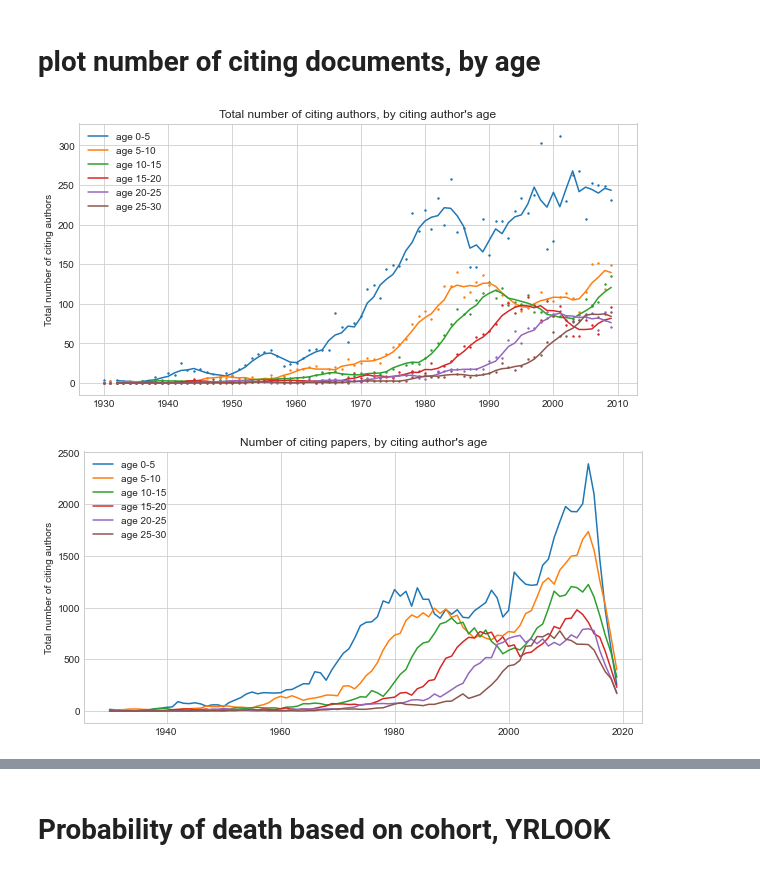
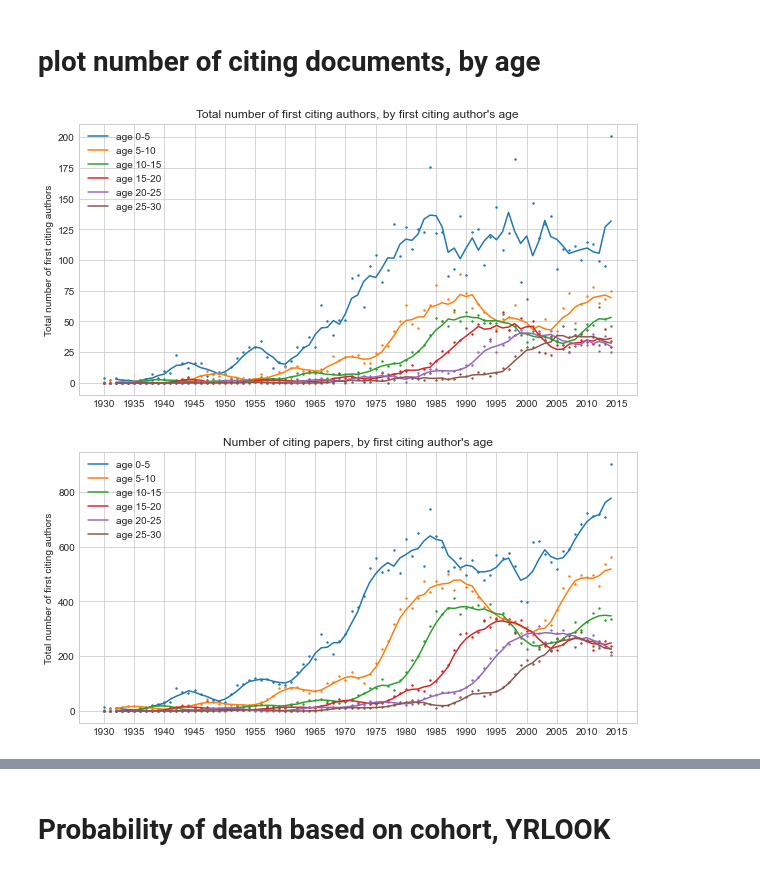
Before and after one commit to amcgail/knowknow, a Jupyter notebook: knowknow/analyses/demographics.ipynb, the cells around one changed output, grey strips where cells are left out. Drawn from its saved outputs; the diff is of its cells as text; code cells hidden in the pictures.

```diff
--- a/knowknow/analyses/demographics.ipynb
+++ b/knowknow/analyses/demographics.ipynb
@@ -50,6 +50,16 @@ elif setting_no == 3:
     print_names = 'citing authors'
     print_birth = 'First citation'
     YMIN,YMAX = 1950, 2010
+
+elif setting_no == 4:
+    definitions_of_death = ['death_0','death_1','death_2','death_3','death_5']
+    database_name = 'sociology-wos'
+    dtype = 'ffa'
+    birth_key = 'first'
+    print_name = 'first citing author'
+    print_names = 'first citing authors'
+    print_birth = 'First citation'
+    YMIN,YMAX = 1950, 2010
 # %% [markdown]
 # Loading the data
 # %%
@@ -215,9 +239,9 @@ for c_plot in [1965, 1980]:
             #print('yrlook',YRLOOK)
             cited_now = Counter()
 
-            total_alive_now = len([ 1 for x in ysum.values() if (cohort <= x['first'] <= cohort+5) and (x['death_1'] is None or x['death_1']-x['first'] >= YRLOOK-cohort) ])
-            total_died_now = len([ 1 for x in ysum.values() if (cohort <= x['first'] <= cohort+5) and (x['death_1'] is not None and YRLOOK+5-cohort > x['death_1']-x['first'] >= YRLOOK-cohort) ])
-            prop = total_died_now / total_alive_now
+            total_alive_now = len([ 1 for x in ysum.values() if (cohort <= x['first'] < cohort+5) and (x['death_1'] is None or x['death_1']-x['first'] >= YRLOOK-cohort) ])
+            total_died_5yr = len([ 1 for x in ysum.values() if (cohort <= x['first'] < cohort+5) and (x['death_1'] is not None and YRLOOK+5-cohort > x['death_1']-x['first'] >= YRLOOK-cohort) ])
+            prop = total_died_5yr / total_alive_now
             mytrend.append(prop)
         mytrend += [np.nan]*i
 
@@ -264,7 +288,7 @@ from knowknow import save_table_html
 # %%
 ranges = [(0,5), (5, 10), (10, 15), (15, 20), (20, 25), (25, 30)]
 # %%
-YRLOOKS = range(1930, 2010, 1)
+YRLOOKS = range(1930, 2015, 1)
 
 plt.figure(figsize=(10,5))
 ax = plt.gca()
@@ -307,37 +331,56 @@ for lablab,yvals in yvals_arr:
 plt.legend()
 plt.ylabel("Total number of %s" % print_names);
 plt.title("Total number of %s, by %s's age" % (print_names, print_name));
+plt.xticks(range(1930,2020,5))
 
 save_figure("Distinct, by year and %s age (%s)" % (print_name, database_name))
 # %% [output]
-[figure, old version]
+[figure, new version]
 # %%
-YRLOOKS = range(1930, 2020, 1)
+YRLOOKS = range(1930, 2015, 1)
+
 
 plt.figure(figsize=(10,5))
+ax = plt.gca()
+
+yvals_arr = []
+
+plt.gca().set_prop_cycle(None)
+
+
 for i,r in enumerate(ranges): # r is an age range, e.g. 10-15, or 35+
     lablab = "age %s-%s" % r
     #if i+1==len(ranges):
     #    lablab = "age %s+" % r[0]
+    yvals = [
+        sum(
+            count
+            for cross, count in docs[comb(dtype, 'fy')].items()
+            if y <= cross.fy <= y+5 and
+                getattr(cross,dtype) in ysum and
+                r[0] <= y - ysum[ getattr(cross,dtype) ]['first'] < r[1]
+        )
+        for y in YRLOOKS
+    ]
 
+    plt.scatter(
+        YRLOOKS,
+        yvals,
+        s=2)
+
+    yvals_arr.append((lablab,yvals))
+
+for lablab,yvals in yvals_arr:
     plt.plot(
-        YRLOOKS,
-        [
-            sum(
-                count
-                for cross, count in docs[comb(dtype, 'fy')].items()
-                if y <= cross.fy <= y+5 and
-                    getattr(cross,dtype) in ysum and
-                    r[0] <= y - ysum[ getattr(cross,dtype) ]['first'] < r[1]
-            )
-            for y in YRLOOKS
-        ],
+        YRLOOKS[2:],
+        [np.mean(yvals[i-2:i+2]) for i in range(2,len(yvals))],
     label=lablab)
 
 plt.legend()
 plt.ylabel("Total number of %s" % print_names);
 plt.title("Number of citing papers, by %s's age" % (print_name));
+plt.xticks(range(1930,2020,5))
 
 save_figure("Publications, by year and %s age (%s)" % (print_names, database_name))
 # %% [output]
-[figure, old version]
+[figure, new version]
```
Also changed, not shown: parts of 23 cells of this notebook, 3 other files.
